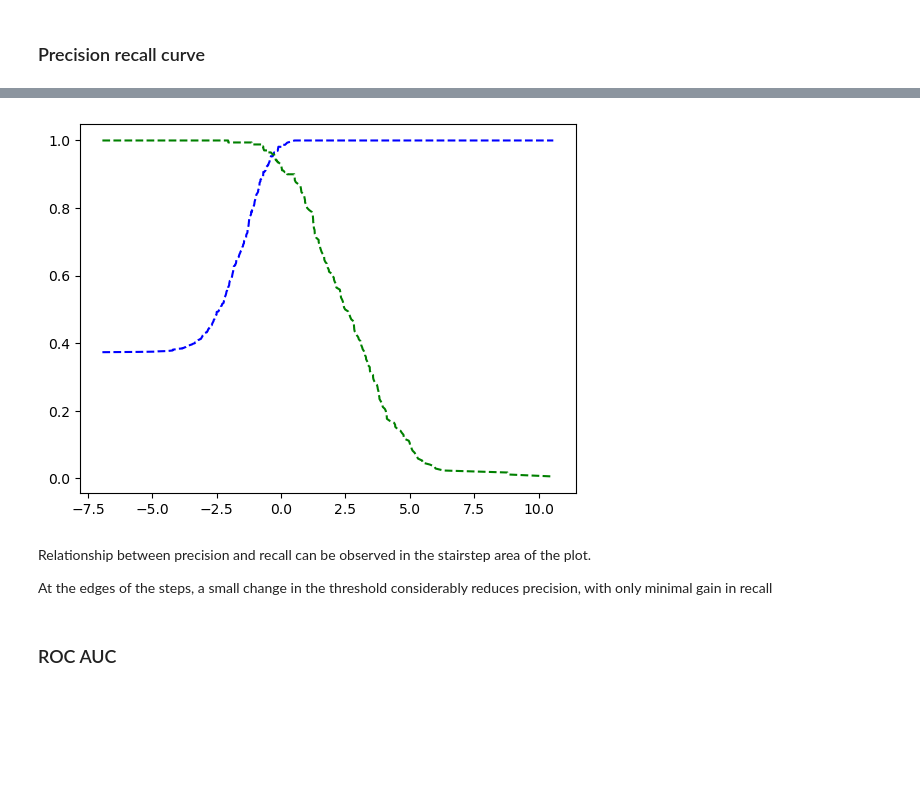
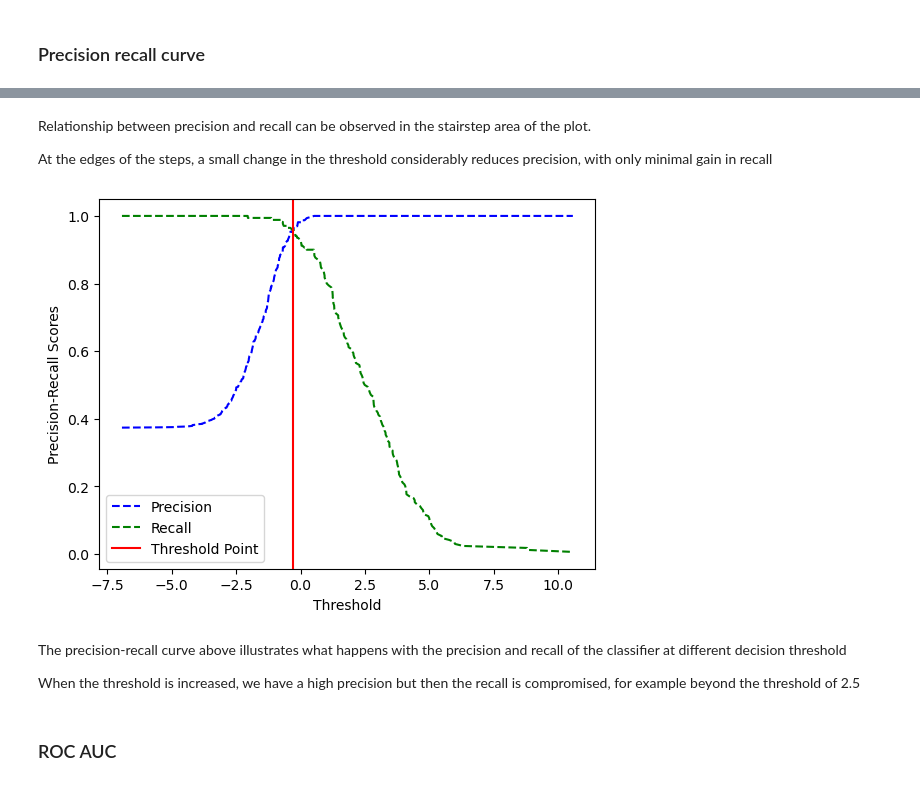
Before and after one commit to FRANKSADWAR/Brazil_Ecommerce, a Jupyter notebook: Supervised Learning Premier.ipynb, the cells around one changed output, grey strips where cells are left out. Cells and saved outputs as stored; diff of their text form; code cells hidden in the pictures; blank space fills up the shorter version.

```diff
--- a/Supervised Learning Premier.ipynb
+++ b/Supervised Learning Premier.ipynb
@@ -734,22 +734,30 @@ display = PrecisionRecallDisplay.from_predictions(
+# %% [markdown]
+<p> Relationship between precision and recall can be observed in the stairstep area of the plot.</p>
+
+<p>At the edges of the steps, a small change in the threshold considerably reduces precision, with only
+minimal gain in recall </p>
 # %%
 from sklearn.metrics import precision_recall_curve
 
 y_scores = cross_val_predict(gs, X_train, y_train, cv =5,method="decision_function")
 
 precisions, recalls, thresholds = precision_recall_curve(y_train,y_scores)
-
-def plot_precision_recall_threshold(precision, recalls, thresholds):
-    plt.plot(thresholds, precision[:-1], "b--", label="Precision")
-    plt.plot(thresholds, recalls[:-1], "g--",label="Recall")
-
-plot_precision_recall_threshold(precisions,recalls,thresholds)
-# %% [output]
-[figure, removed]
-# %% [markdown]
-<p> Relationship between precision and recall can be observed in the stairstep area of the plot.</p>
-
-<p>At the edges of the steps, a small change in the threshold considerably reduces precision, with only
-minimal gain in recall </p>
+# %%
+def plot_precision_recall_threshold(precision, recalls, thresholds):
+    plt.plot(thresholds, precision[:-1], "b--", label="Precision")
+    plt.plot(thresholds, recalls[:-1], "g--",label="Recall")
+    plt.xlabel('Threshold')
+    plt.ylabel('Precision-Recall Scores')
+    plt.axvline(-0.3,ymin=0, ymax=1.0,color='red',label='Threshold Point')
+    plt.legend(loc='lower left')
+
+plot_precision_recall_threshold(precisions,recalls,thresholds)
+# %% [output]
+[figure, added]
+# %% [markdown]
+<p>The precision-recall curve above illustrates what happens with the precision and recall of the classifier at different decision threshold </p>
+
+<p> When the threshold is increased, we have a high precision but then the recall is compromised, for example beyond the threshold of 2.5 </p>
 # %% [markdown]
 ### ROC AUC
 # %% [markdown]
```
Also changed, not shown: parts of 3 cells of this notebook.
